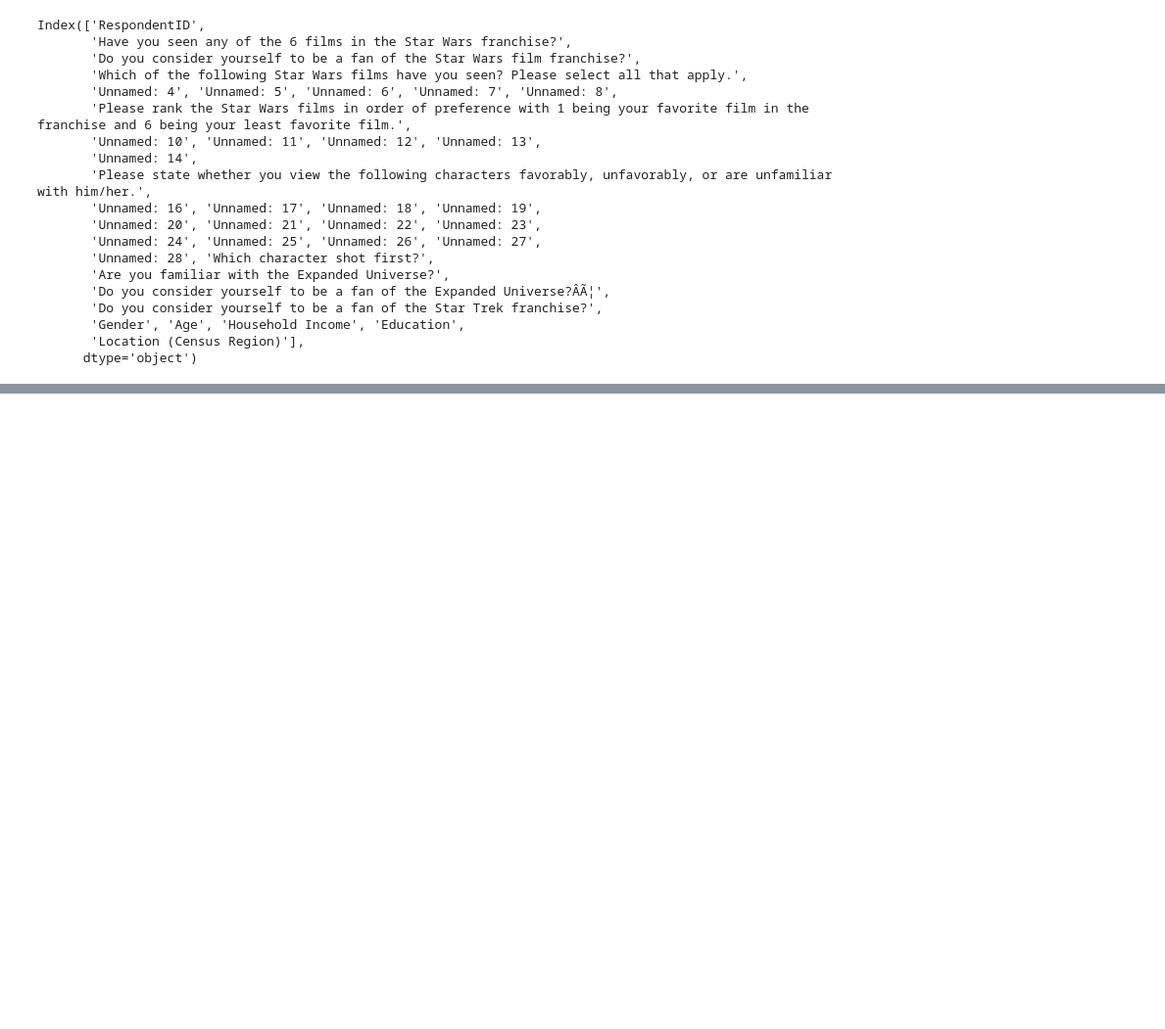
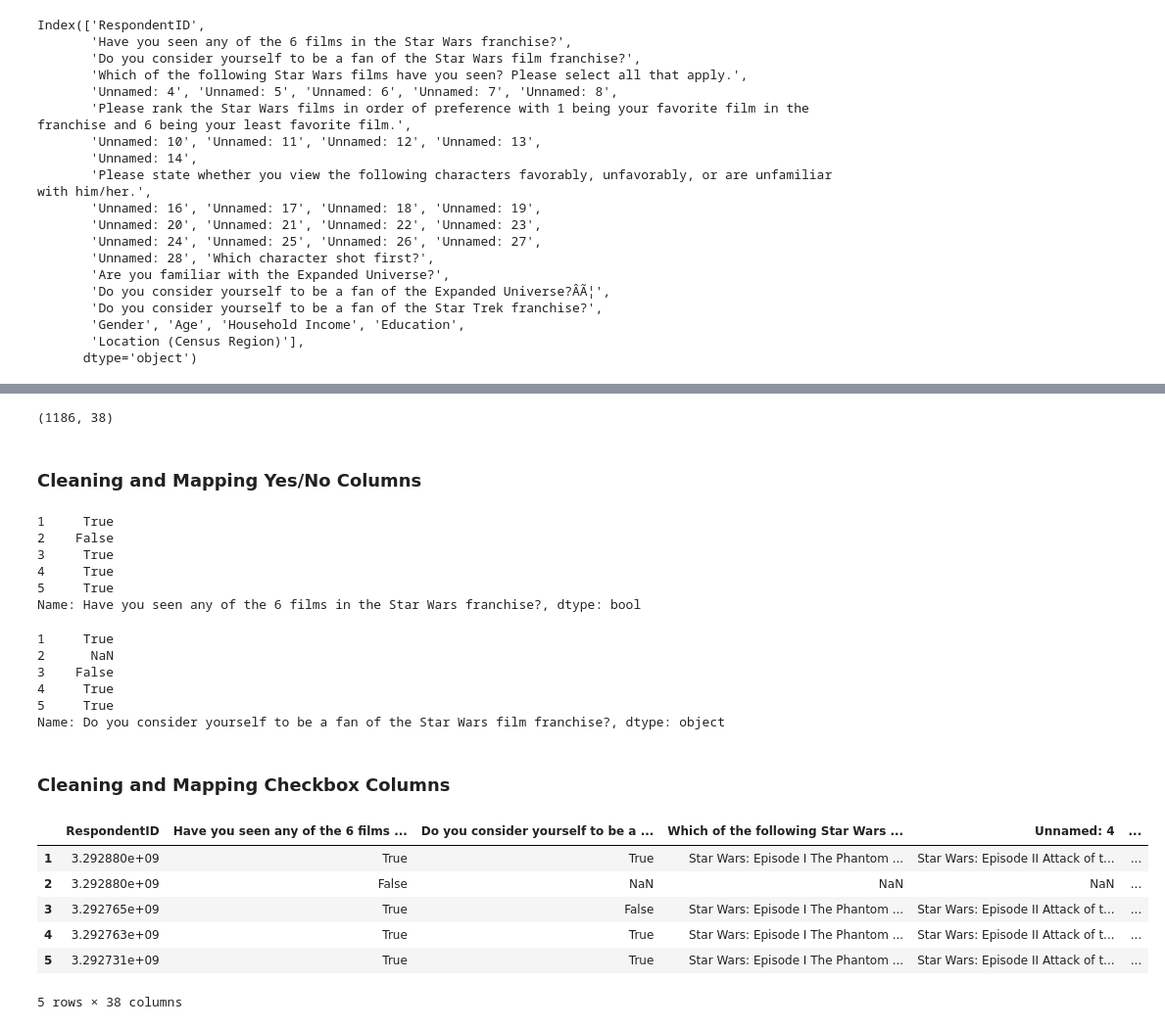
Before and after one commit to rabobahago/data_analytics_projects, a Jupyter notebook: star_wars_survey/main.ipynb, the cells around one changed output, grey strips where cells are left out. Shown at 98% size. Drawn from its saved outputs; the diff is of its cells as text; code cells hidden in the pictures; blank space fills up the shorter version.

```diff
--- a/star_wars_survey/main.ipynb
+++ b/star_wars_survey/main.ipynb
@@ -47,0 +54,44 @@ Index(['RespondentID',
+# %%
+star_wars.shape
+# %% [output]
+(1186, 38)
+# %% [markdown]
+### Cleaning and Mapping Yes/No Columns
+# %%
+
+yes_no = {
+    "Yes": True,
+    "No": False
+}
+
+star_wars['Have you seen any of the 6 films in the Star Wars franchise?'] = star_wars['Have you seen any of the 6 films in the Star Wars franchise?'].map(yes_no)
+star_wars['Have you seen any of the 6 films in the Star Wars franchise?'].head()
+# %% [output]
+1     True
+2    False
+3     True
+4     True
+5     True
+Name: Have you seen any of the 6 films in the Star Wars franchise?, dtype: bool
+# %%
+star_wars['Do you consider yourself to be a fan of the Star Wars film franchise?'] = star_wars['Do you consider yourself to be a fan of the Star Wars film franchise?'].map(yes_no)
+star_wars['Do you consider yourself to be a fan of the Star Wars film franchise?'].head()
+# %% [output]
+1     True
+2      NaN
+3    False
+4     True
+5     True
+Name: Do you consider yourself to be a fan of the Star Wars film franchise?, dtype: object
+# %% [markdown]
+### Cleaning and Mapping Checkbox Columns
+# %%
+star_wars.head()
+# %% [output]
+|  | RespondentID | Have you seen any of the 6 films ... | Do you consider yourself to be a ... | Which of the following Star Wars ... | Unnamed: 4 | ... |
+| 1 | 3.292880e+09 | True | True | Star Wars: Episode I The Phantom ... | Star Wars: Episode II Attack of t... | ... |
+| 2 | 3.292880e+09 | False | NaN | NaN | NaN | ... |
+| 3 | 3.292765e+09 | True | False | Star Wars: Episode I The Phantom ... | Star Wars: Episode II Attack of t... | ... |
+| 4 | 3.292763e+09 | True | True | Star Wars: Episode I The Phantom ... | Star Wars: Episode II Attack of t... | ... |
+| 5 | 3.292731e+09 | True | True | Star Wars: Episode I The Phantom ... | Star Wars: Episode II Attack of t... | ... |
+5 rows × 38 columns
```
Also changed, not shown: parts of 7 cells of this notebook.
